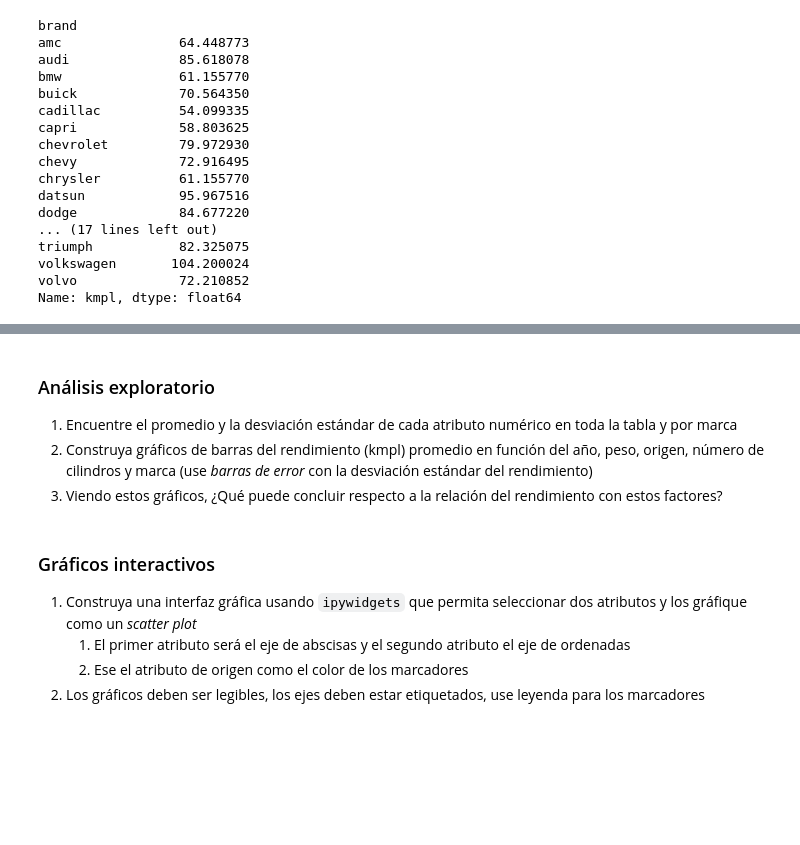
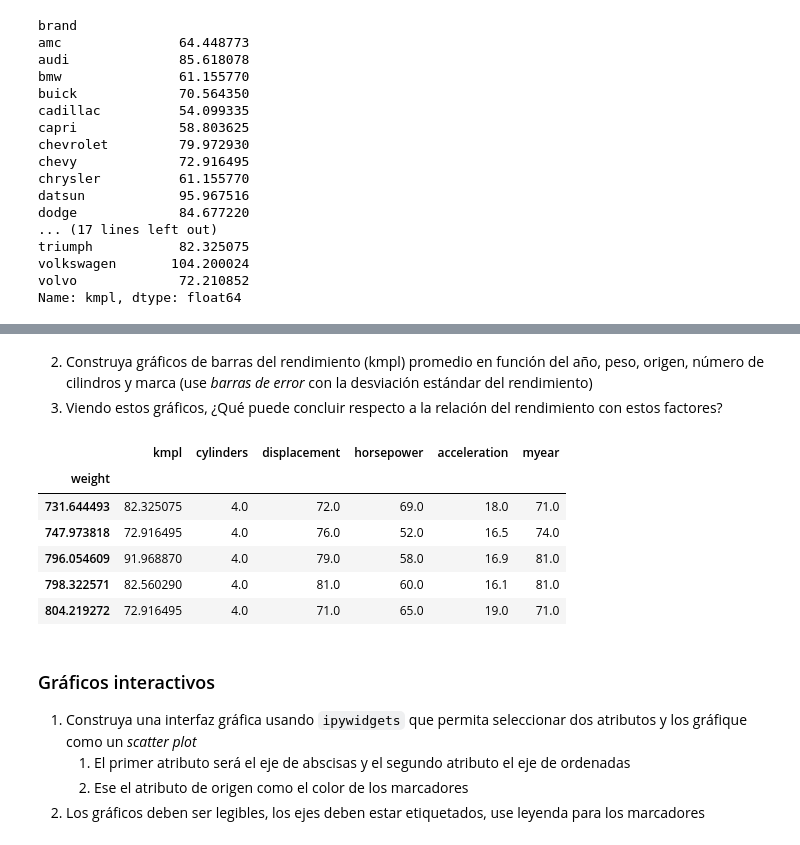
Before and after one commit to eidepozo/INFO147-Tarea_01, a Jupyter notebook: tarea/actividad_práctica.ipynb, the cells around one changed output, grey strips where cells are left out. Drawn from its saved outputs; the diff is of its cells as text; code cells hidden in the pictures; blank space fills up the shorter version.

```diff
--- a/tarea/actividad_práctica.ipynb
+++ b/tarea/actividad_práctica.ipynb
@@ -488,6 +536,3 @@ Name: kmpl, dtype: float64
 # %% [markdown]
-### Análisis exploratorio
-
-1. Encuentre el promedio y la desviación estándar de cada atributo numérico en toda la tabla y por marca
-1. Construya gráficos de barras del rendimiento (kmpl) promedio en función del año, peso, origen,  número de cilindros y marca (use *barras de error* con la desviación estándar del rendimiento)
-1. Viendo estos gráficos, ¿Qué puede concluir respecto a la relación del rendimiento con estos factores?
+2. Construya gráficos de barras del rendimiento (kmpl) promedio en función del año, peso, origen,  número de cilindros y marca (use *barras de error* con la desviación estándar del rendimiento)
+3. Viendo estos gráficos, ¿Qué puede concluir respecto a la relación del rendimiento con estos factores?
@@ -494,3 +543,16 @@ Name: kmpl, dtype: float64
+# %%
+df_redu = df.groupby('weight').mean()
+display(df_redu.head())
+#fig, ax = plt.subplots(figsize=(6, 7), tight_layout=True)
+#df.plot(ax=ax, y=0, kind='bar', logy=True);
+# %% [output]
+|  | kmpl | cylinders | displacement | horsepower | acceleration | myear |
+| weight |  |  |  |  |  |  |
+| 731.644493 | 82.325075 | 4.0 | 72.0 | 69.0 | 18.0 | 71.0 |
+| 747.973818 | 72.916495 | 4.0 | 76.0 | 52.0 | 16.5 | 74.0 |
+| 796.054609 | 91.968870 | 4.0 | 79.0 | 58.0 | 16.9 | 81.0 |
+| 798.322571 | 82.560290 | 4.0 | 81.0 | 60.0 | 16.1 | 81.0 |
+| 804.219272 | 72.916495 | 4.0 | 71.0 | 65.0 | 19.0 | 71.0 |
 # %% [markdown]
 ### Gráficos interactivos
 
```
Also changed, not shown: parts of 5 cells of this notebook.
